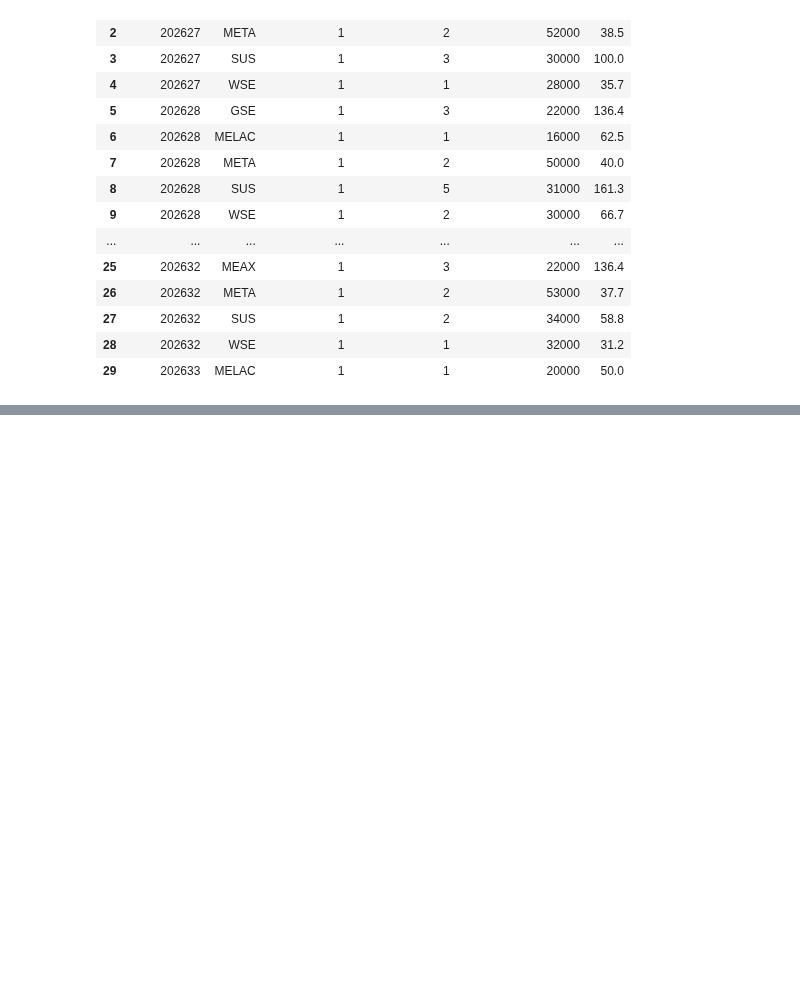
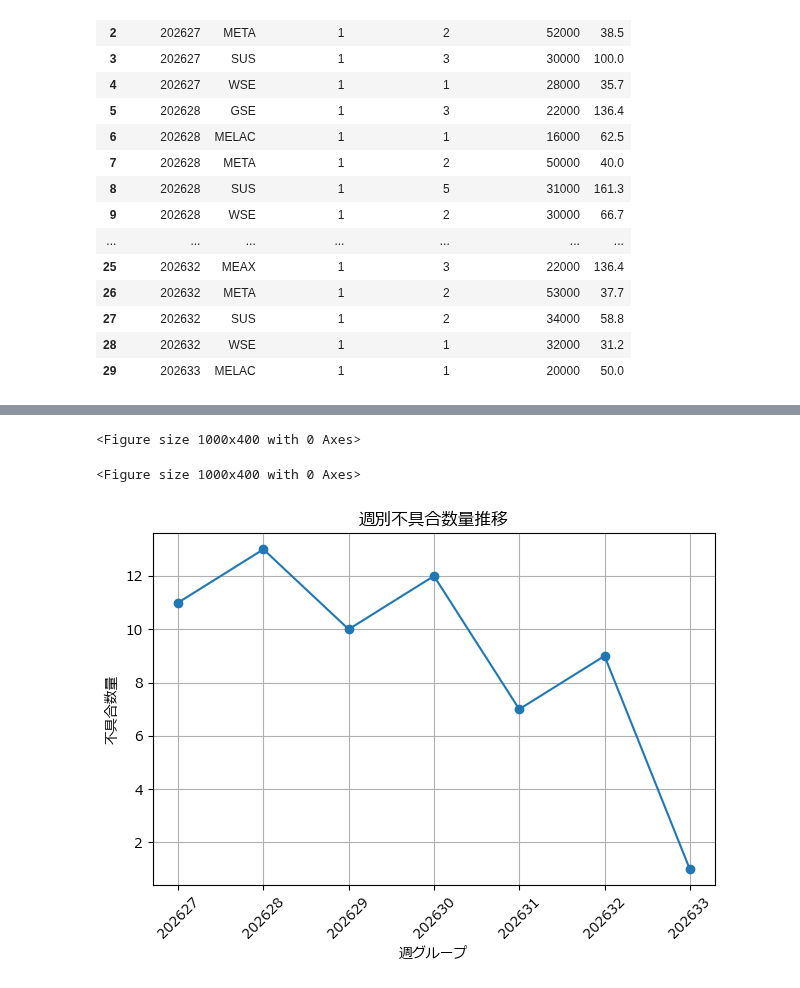
Before and after one commit to kjfarm1225/pyq_practice, a Jupyter notebook: 132_5_practical_lcm_weekly_defect_summary/132_5_practical_lcm_weekly_defect_summary.ipynb, the cells around one changed output, grey strips where cells are left out. Saved outputs shown, nothing was run; the diff lists cells and outputs as text; code cells hidden in the pictures; blank space fills up the shorter version.

```diff
--- a/132_5_practical_lcm_weekly_defect_summary/132_5_practical_lcm_weekly_defect_summary.ipynb
+++ b/132_5_practical_lcm_weekly_defect_summary/132_5_practical_lcm_weekly_defect_summary.ipynb
@@ -359,0 +428,22 @@ df_week_site_summary
+# %%
+#cell 19
+plt.figure(figsize=(10, 4))
+# %% [output]
+<Figure size 1000x400 with 0 Axes>
+<Figure size 1000x400 with 0 Axes>
+# %%
+plt.plot(
+    df_week_summary["week_group"].astype(str),
+    df_week_summary["defect_qty_sum"],
+    marker="o",
+)
+
+plt.title("週別不具合数量推移")
+plt.xlabel("週グループ")
+plt.ylabel("不具合数量")
+plt.grid(True)
+plt.xticks(rotation=45)
+plt.tight_layout()
+plt.show()
+# %% [output]
+[figure, added]
```
Also changed, not shown: parts of 8 cells of this notebook.
